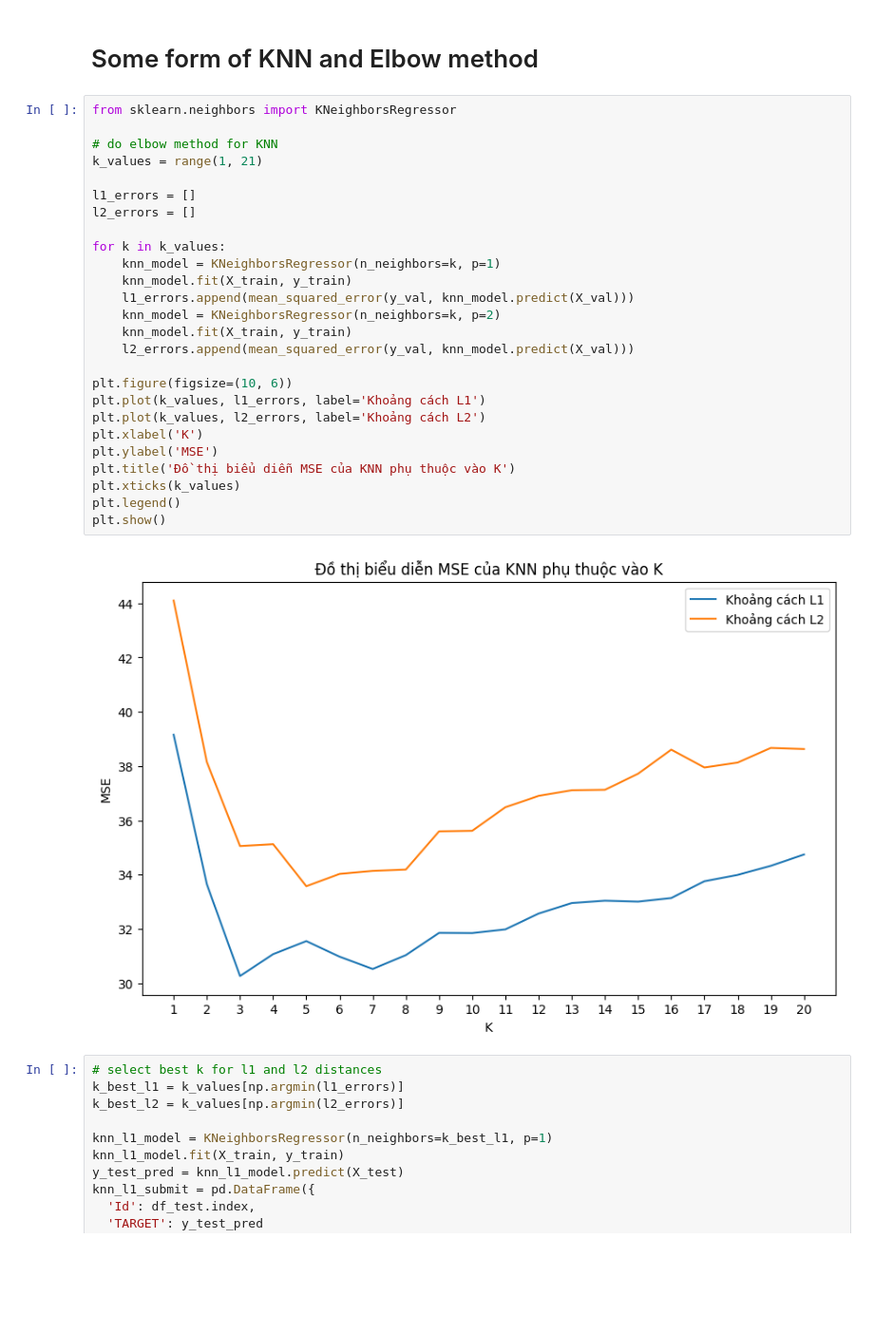
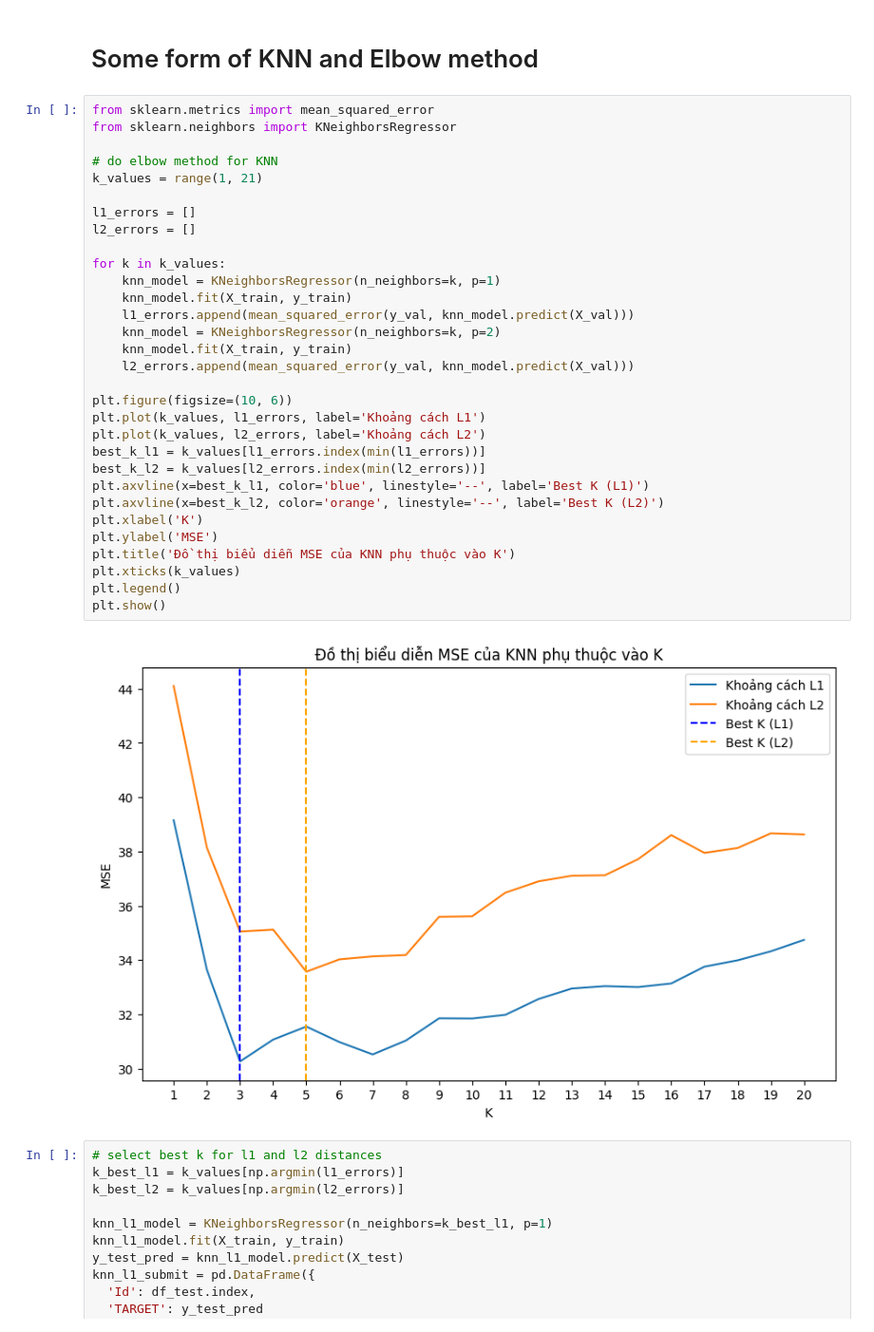
Before and after one commit to hsgsstudent/hanoi_real_estate_prediction, a Jupyter notebook: knn.ipynb, the cells around one changed output. Shown at 95% size. Drawn from its saved outputs; the diff is of its cells as text; blank space fills up the shorter version.

```diff
--- a/knn.ipynb
+++ b/knn.ipynb
@@ -233,33 +233,38 @@ def plot_evaluate(y_true, y_pred):
 # %% [markdown]
 # Some form of KNN and Elbow method
 # %%
+from sklearn.metrics import mean_squared_error
 from sklearn.neighbors import KNeighborsRegressor
 
 # do elbow method for KNN
 k_values = range(1, 21)
 
 l1_errors = []
 l2_errors = []
 
 for k in k_values:
     knn_model = KNeighborsRegressor(n_neighbors=k, p=1)
     knn_model.fit(X_train, y_train)
     l1_errors.append(mean_squared_error(y_val, knn_model.predict(X_val)))
     knn_model = KNeighborsRegressor(n_neighbors=k, p=2)
     knn_model.fit(X_train, y_train)
     l2_errors.append(mean_squared_error(y_val, knn_model.predict(X_val)))
 
 plt.figure(figsize=(10, 6))
 plt.plot(k_values, l1_errors, label='Khoảng cách L1')
 plt.plot(k_values, l2_errors, label='Khoảng cách L2')
+best_k_l1 = k_values[l1_errors.index(min(l1_errors))]
+best_k_l2 = k_values[l2_errors.index(min(l2_errors))]
+plt.axvline(x=best_k_l1, color='blue', linestyle='--', label='Best K (L1)')
+plt.axvline(x=best_k_l2, color='orange', linestyle='--', label='Best K (L2)')
 plt.xlabel('K')
 plt.ylabel('MSE')
 plt.title('Đồ thị biểu diễn MSE của KNN phụ thuộc vào K')
 plt.xticks(k_values)
 plt.legend()
 plt.show()
 # %% [output]
-[figure, old version]
+[figure, new version]
 # %%
 # select best k for l1 and l2 distances
 k_best_l1 = k_values[np.argmin(l1_errors)]
```
Also changed, not shown: 6 other files.
